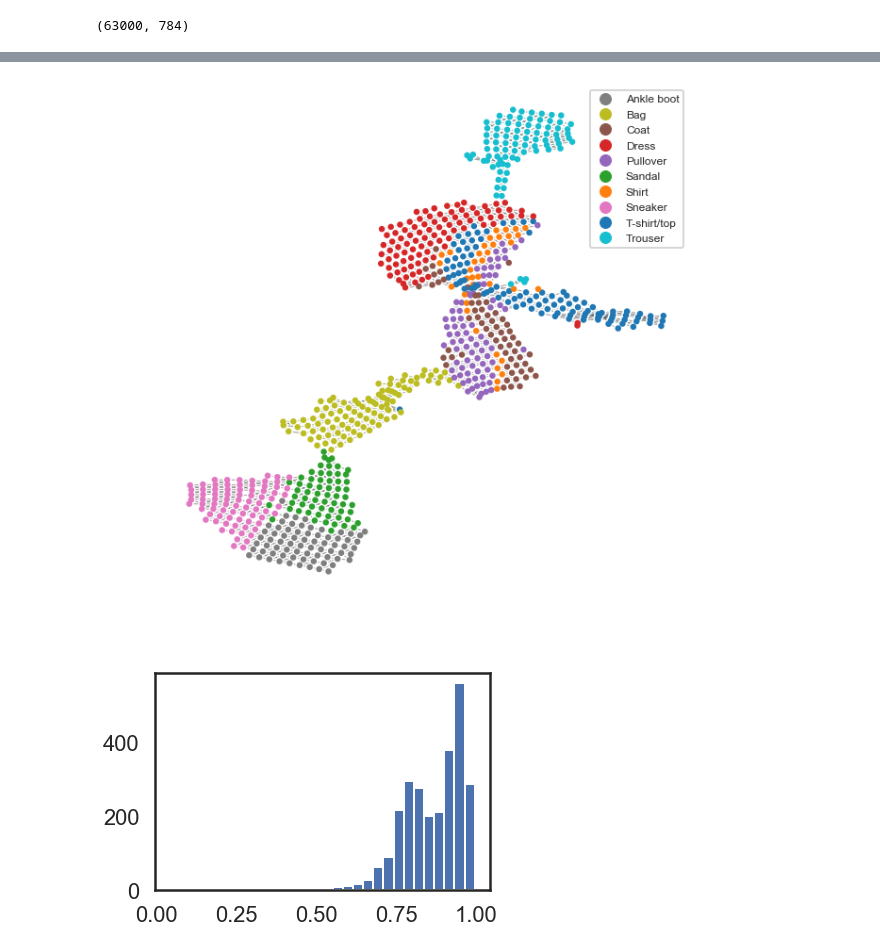
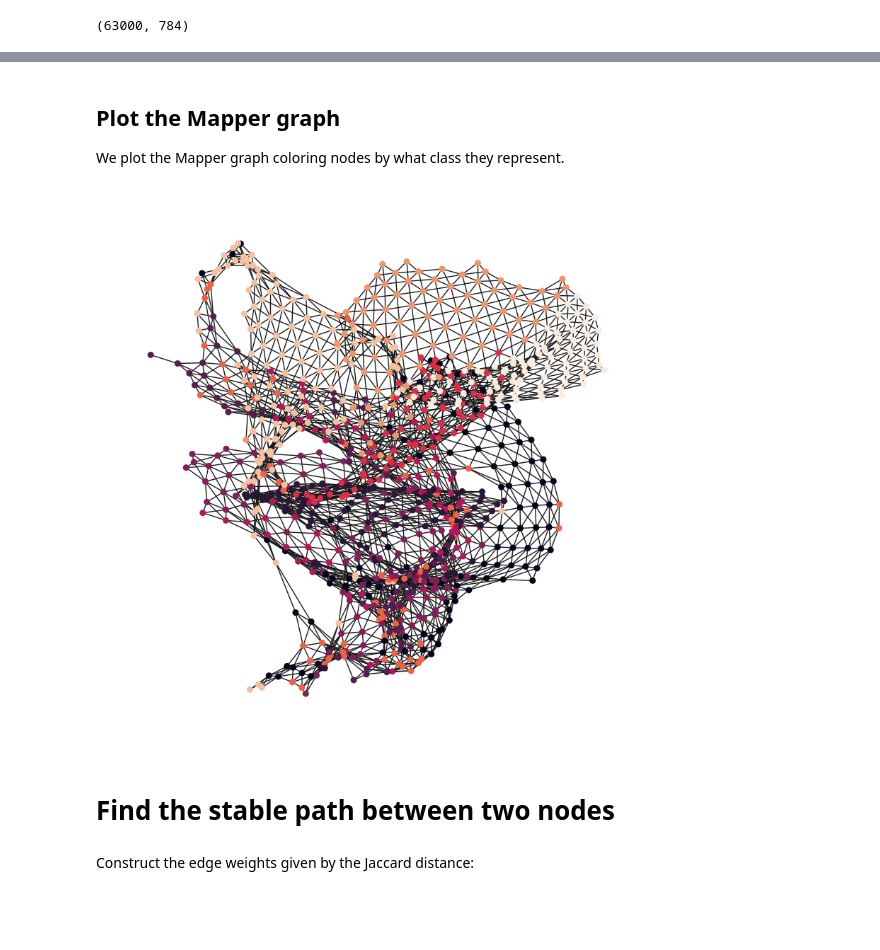
Before and after one commit to AmberThrall/SteinhausNotebooks, a Jupyter notebook: MapperonFashion.ipynb, the cells around one changed output, grey strips where cells are left out. Drawn from its saved outputs; the diff is of its cells as text; code cells hidden in the pictures; blank space fills up the shorter version.

Commit message:
Added comments to Mapper on Fashion example.

```diff
--- a/MapperonFashion.ipynb
+++ b/MapperonFashion.ipynb
@@ -137,33 +140,4 @@ Created 2678 edges and 779 nodes in 0:00:13.086408.
-# %%
-nx_graph = adapter.to_networkx(graph)
-
-edge_members = {}
-for start, ends in graph['links'].items():
-    for end in ends:
-        members = set(nx_graph.nodes[start]['membership']).intersection(nx_graph.nodes[end]['membership'])
-        edge_members[(start, end)] = list(members)
-
-
-nx.set_edge_attributes(nx_graph, edge_members, "membership")
-
-small_components = [c for cc in nx.connected_components(nx_graph) for c in cc if len(cc) < 3]
-nx_graph.remove_nodes_from(small_components)
-
-# pos = nx.drawing.spring_layout(nx_graph)
-# cc = sorted([c for c in nx.connected_components(nx_graph)], key=len, reverse=True)[0]
-# cc_sub = nx.subgraph(nx_graph, cc)
-cc_sub = nx_graph
-
-pos = graphviz_layout(cc_sub)
-# %%
-def visualize(cc_sub):
-
-    f, axarr = plt.subplots(1,1, figsize=(10,10))
-    visuals.draw_region(cc_sub, classes=mapper_labels, pos=pos, size_base=20, ax=axarr)
-#     visuals.draw_region(cc_sub, classes=mapper_labels, sub_region=route_as_graph , pos=pos, ax=axarr[1])
-    visuals.add_legend(mapper_lbls)
-    if save: plt.savefig(os.path.join(save_root, "digits_pca_lens_reduction.png"), bbox_inches="tight", transparent=True)
-
-visualize(nx_graph)
-# %% [output]
-[figure, removed]
+# %% [markdown]
+## Plot the Mapper graph
+
+We plot the Mapper graph coloring nodes by what class they represent.
@@ -169,0 +149,11 @@ visualize(nx_graph)
+# %%
+def visualize(cc_sub):
+    f, axarr = plt.subplots(1,1, figsize=(10,10))
+    colors = [mapper_lens[graph['nodes'][node][0]].argmax() for node in cc_sub.nodes()]
+    nx.draw(cc_sub, node_color=colors, node_size=20, ax=axarr)
+
+visualize(nx_graph)
+# %% [output]
+[figure, added]
+# %% [markdown]
+# Find the stable path between two nodes
@@ -170 +163,3 @@ visualize(nx_graph)
+# %% [markdown]
+Construct the edge weights given by the Jaccard distance:
 # %%
@@ -185,10 +182,3 @@ for edge in nx_graph.edges:
     edge_jd[edge] = jd
 
 nx.set_edge_attributes(G=nx_graph, name='dist', values=edge_jd)
-# %%
-jd_values = list(edge_jd.values())
-import matplotlib.pyplot as plt
-plt.hist(jd_values, bins=30)
-plt.show()
-# %% [output]
-[figure, removed]
```
Also changed, not shown: parts of 32 cells of this notebook, 2 other files.
